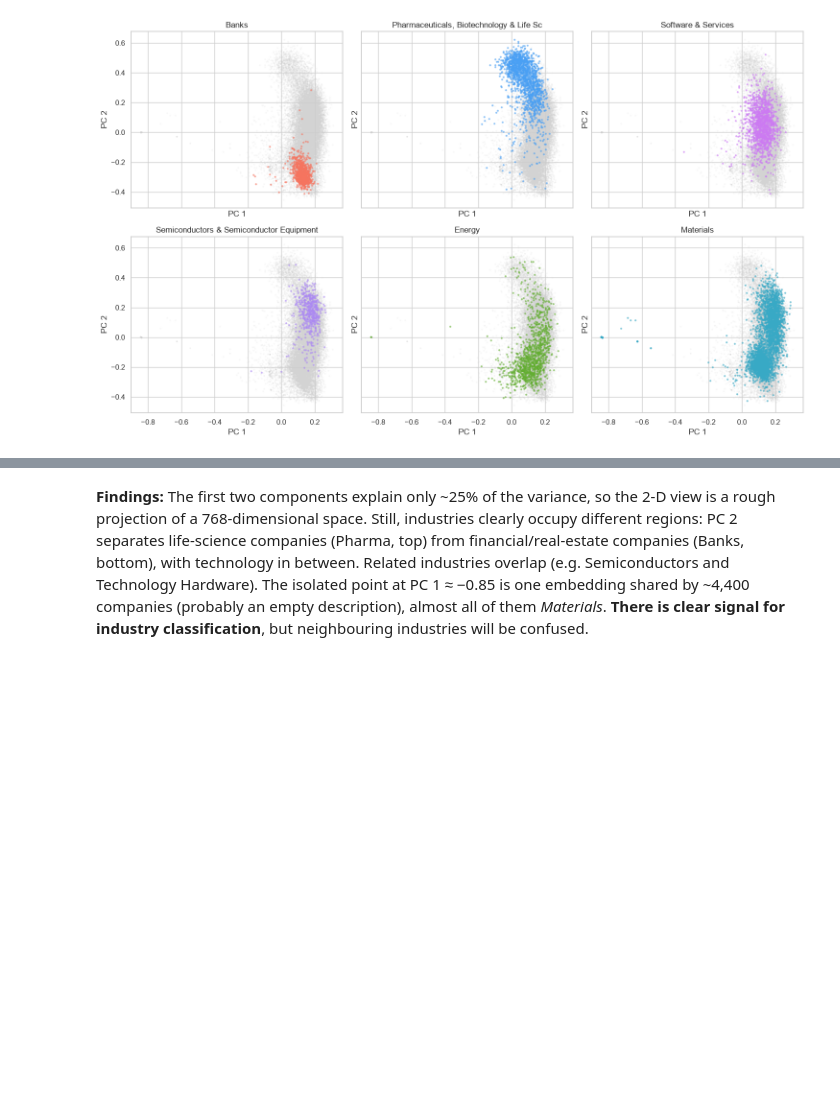
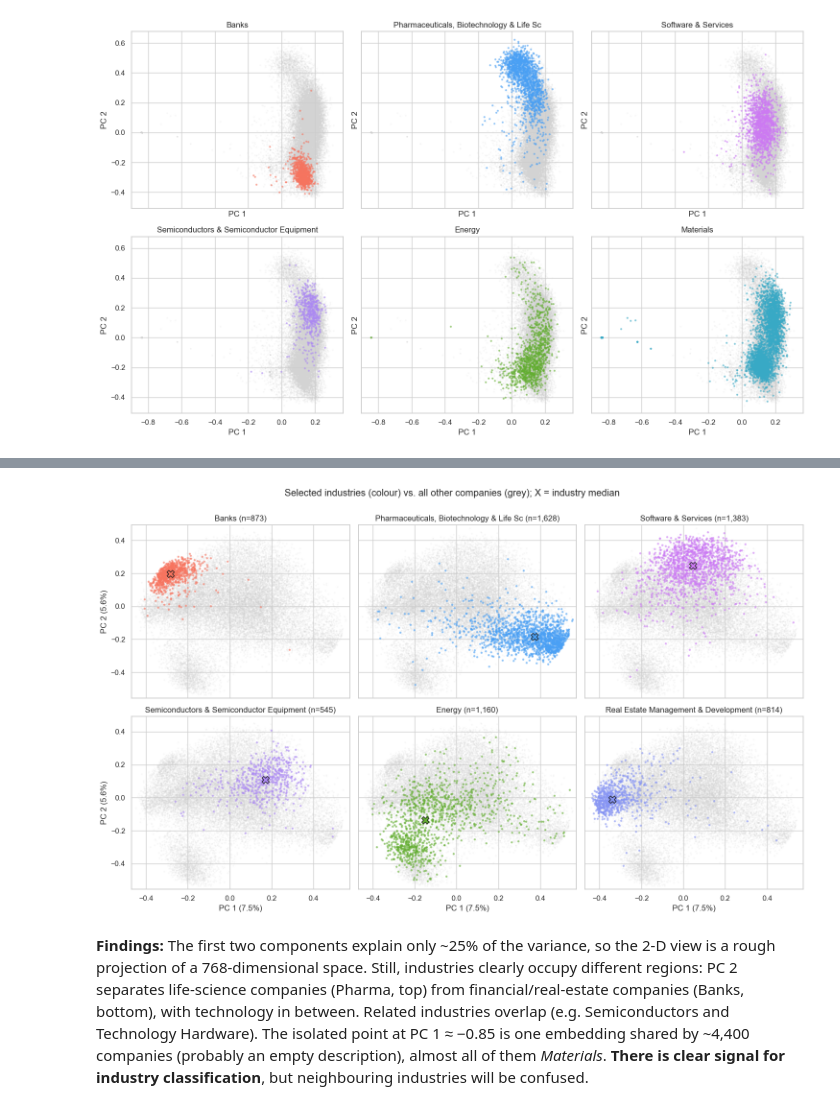
Before and after one commit to adevantery/fods2026, a Jupyter notebook: Practical_task_1/task1.1.ipynb, the cells around one changed output, grey strips where cells are left out. Saved outputs shown, nothing was run; the diff lists cells and outputs as text; code cells hidden in the pictures; blank space fills up the shorter version.

```diff
--- a/Practical_task_1/task1.1.ipynb
+++ b/Practical_task_1/task1.1.ipynb
@@ -101,3 +139,31 @@ plt.tight_layout(); plt.show()
+# %%
+# Highlight a few industries against all others (uses the cleaned PCA from the previous cell)
+show = ["Banks",
+        "Pharmaceuticals, Biotechnology & Life Sciences",
+        "Software & Services",
+        "Semiconductors & Semiconductor Equipment",
+        "Energy",
+        "Real Estate Management & Development"]      # edit this list freely
+
+xlim = (Z_c[:, 0].min() - 0.02, Z_c[:, 0].max() + 0.02)
+ylim = (Z_c[:, 1].min() - 0.02, Z_c[:, 1].max() + 0.02)
+
+fig, axes = plt.subplots(2, 3, figsize=(15, 9), sharex=True, sharey=True)
+for ax, ind in zip(axes.flat, show):
+    m = ind_c == ind
+    ax.scatter(Z_c[~m, 0], Z_c[~m, 1], s=2, alpha=0.1, color="lightgrey", rasterized=True)
+    ax.scatter(Z_c[m, 0], Z_c[m, 1], s=5, alpha=0.5, color=palette[ind], rasterized=True)
+    cx, cy = np.median(Z_c[m], axis=0)               # industry median, to compare across panels
+    ax.scatter(cx, cy, marker="X", s=120, color=palette[ind], edgecolor="k", zorder=3)
+    ax.set(title=f"{ind[:40]} (n={m.sum():,})", xlim=xlim, ylim=ylim)
+for ax in axes[-1]:
+    ax.set_xlabel(f"PC 1 ({ev_c[0]:.1f}%)")
+for ax in axes[:, 0]:
+    ax.set_ylabel(f"PC 2 ({ev_c[1]:.1f}%)")
+fig.suptitle("Selected industries (colour) vs. all other companies (grey); X = industry median", y=1.00)
+plt.tight_layout(); plt.show()
+# %% [output]
+[figure, added]
 # %% [markdown]
 **Findings:** The first two components explain only ~25% of the variance, so the 2-D view is a rough projection
 of a 768-dimensional space. Still, industries clearly occupy different regions: PC 2 separates life-science
```
Also changed, not shown: parts of 16 cells of this notebook, 3 other files.
